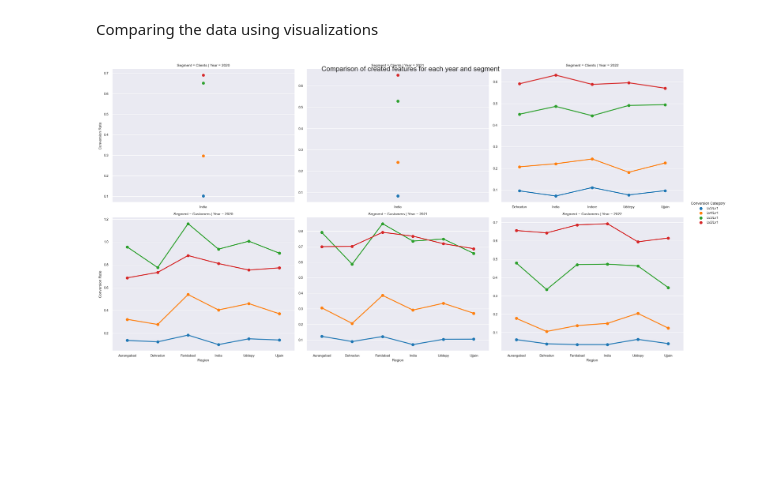
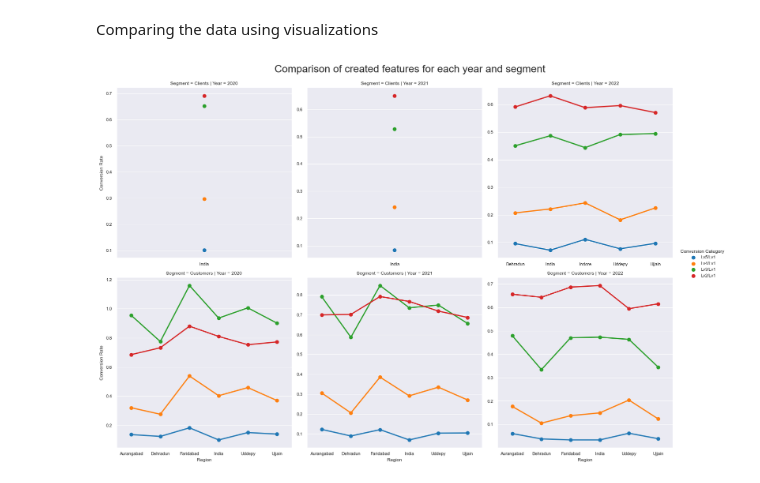
Before and after one commit to pratiksrm99/DataAnalysis, a Jupyter notebook: Website_Visitors_Data_Analysis/Analysis Notebook/Part_2-Prescriptive_Analysis.ipynb, the cells around one changed output. Drawn from its saved outputs; the diff is of its cells as text; code cells hidden in the pictures; blank space fills up the shorter version.

```diff
--- a/Website_Visitors_Data_Analysis/Analysis Notebook/Part_2-Prescriptive_Analysis.ipynb
+++ b/Website_Visitors_Data_Analysis/Analysis Notebook/Part_2-Prescriptive_Analysis.ipynb
@@ -338,11 +338,11 @@ Comparing the data using visualizations
 # %%
 # Plotting the data
 sns.set_style("darkgrid")
 sns.set_context("paper", font_scale=0.9)
 plot = sns.catplot(data=df_new_feature_compare, x="Region", y="Conversion Rate",
             col="Year", row="Segment", hue="Conversion Category", kind="point",
-            sharex=False, sharey=False, aspect=1.3, errorbar=None)
-plot.fig.suptitle("Comparison of created features for each year and segment", fontsize=16)
-plot.fig.show()
+            sharex=False, sharey=False, aspect=1, errorbar=None)
+plot.fig.suptitle("Comparison of created features for each year and segment", fontsize=19, y=1.03)
+plt.show()
 # %% [output]
-[figure, old version]
+[figure, new version]
```
Also changed, not shown: parts of 1 cell of this notebook.
